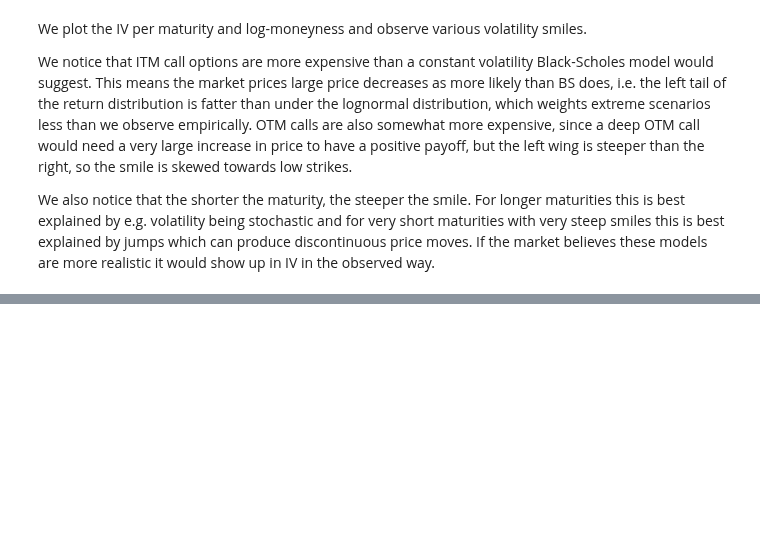
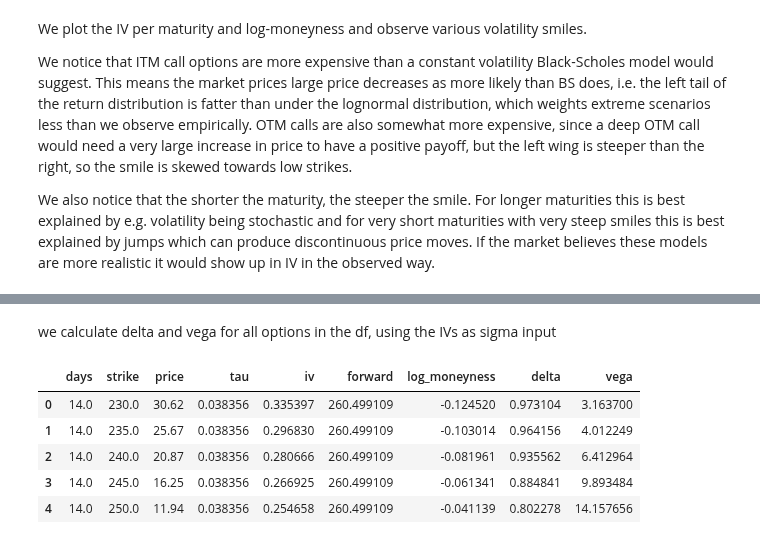
Before and after one commit to dvli22/Assignment-Mandatory, a Jupyter notebook: assignment1.ipynb, the cells around one changed output, grey strips where cells are left out. Drawn from its saved outputs; the diff is of its cells as text; code cells hidden in the pictures; blank space fills up the shorter version.

```diff
--- a/assignment1.ipynb
+++ b/assignment1.ipynb
@@ -121,0 +142,14 @@ We also notice that the shorter the maturity, the steeper the smile. For longer
+# %% [markdown]
+we calculate delta and vega for all options in the df, using the IVs as sigma input
+# %%
+options['delta'] = bs_delta(S, options['strike'], r, options['tau'], options['iv'])
+options['vega'] = bs_vega(S, options['strike'], r, options['tau'], options['iv'])
+
+options.head()
+# %% [output]
+|  | days | strike | price | tau | iv | forward | log_moneyness | delta | vega |
+| 0 | 14.0 | 230.0 | 30.62 | 0.038356 | 0.335397 | 260.499109 | -0.124520 | 0.973104 | 3.163700 |
+| 1 | 14.0 | 235.0 | 25.67 | 0.038356 | 0.296830 | 260.499109 | -0.103014 | 0.964156 | 4.012249 |
+| 2 | 14.0 | 240.0 | 20.87 | 0.038356 | 0.280666 | 260.499109 | -0.081961 | 0.935562 | 6.412964 |
+| 3 | 14.0 | 245.0 | 16.25 | 0.038356 | 0.266925 | 260.499109 | -0.061341 | 0.884841 | 9.893484 |
+| 4 | 14.0 | 250.0 | 11.94 | 0.038356 | 0.254658 | 260.499109 | -0.041139 | 0.802278 | 14.157656 |
```
Also changed, not shown: parts of 6 cells of this notebook.
